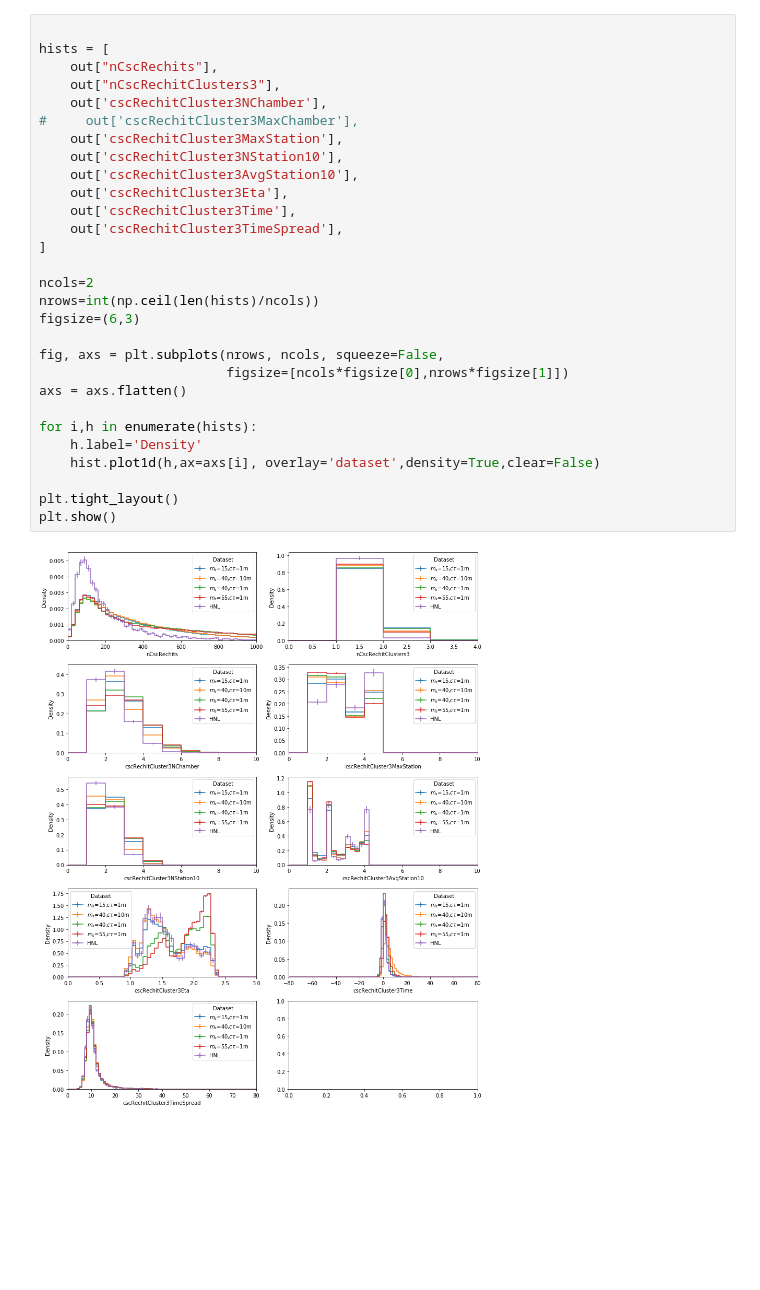
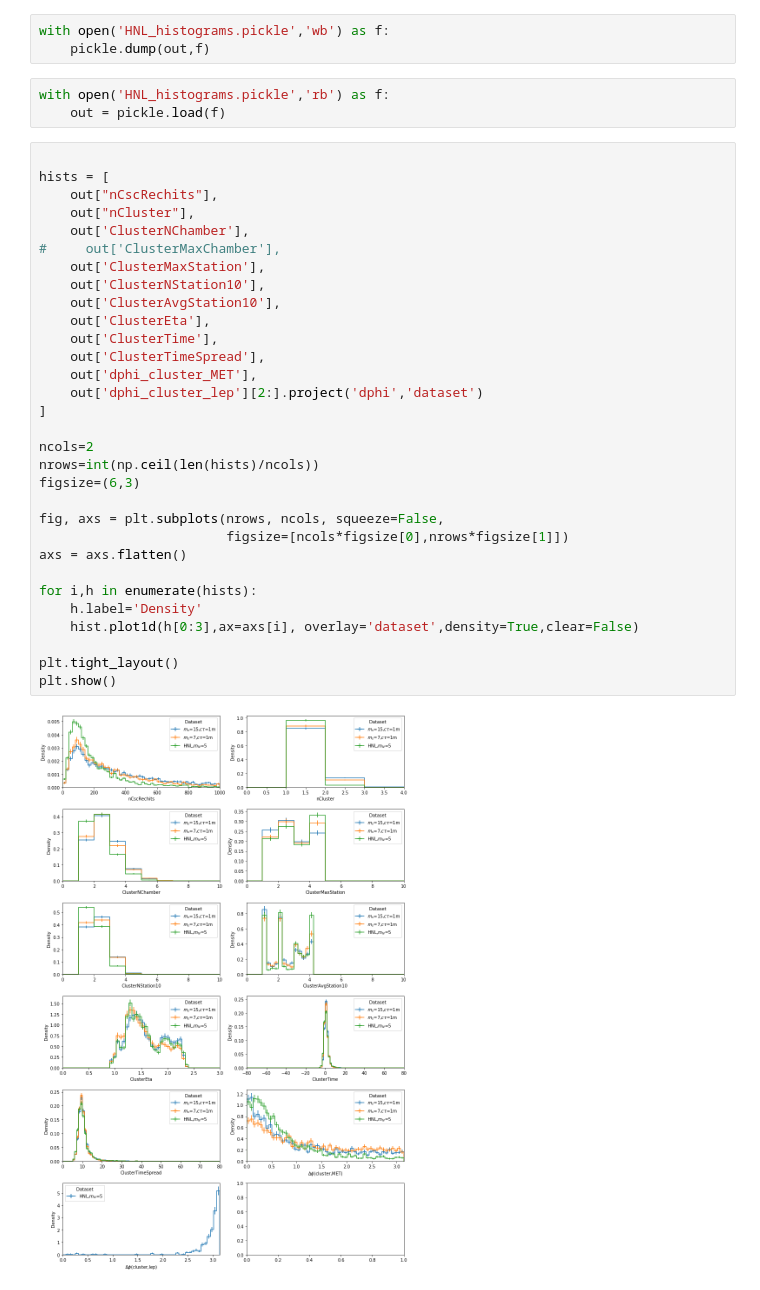
Before and after one commit to zichunhao/llp_analyzer, a Jupyter notebook: notebook/Processor.ipynb, the cells around one changed output. Saved outputs shown, nothing was run; the diff lists cells and outputs as text; blank space fills up the shorter version.

```diff
--- a/notebook/Processor.ipynb
+++ b/notebook/Processor.ipynb
@@ -196,33 +300,41 @@ out
+# %%
+with open('HNL_histograms.pickle','wb') as f:
+    pickle.dump(out,f)
+# %%
+with open('HNL_histograms.pickle','rb') as f:
+    out = pickle.load(f)
 # %%
 
 hists = [
     out["nCscRechits"],
-    out["nCscRechitClusters3"],
-    out['cscRechitCluster3NChamber'],
-#     out['cscRechitCluster3MaxChamber'],
-    out['cscRechitCluster3MaxStation'],
-    out['cscRechitCluster3NStation10'],
-    out['cscRechitCluster3AvgStation10'],
-    out['cscRechitCluster3Eta'],
-    out['cscRechitCluster3Time'],
-    out['cscRechitCluster3TimeSpread'],
+    out["nCluster"],
+    out['ClusterNChamber'],
+#     out['ClusterMaxChamber'],
+    out['ClusterMaxStation'],
+    out['ClusterNStation10'],
+    out['ClusterAvgStation10'],
+    out['ClusterEta'],
+    out['ClusterTime'],
+    out['ClusterTimeSpread'],
+    out['dphi_cluster_MET'],
+    out['dphi_cluster_lep'][2:].project('dphi','dataset')
 ]
 
 ncols=2
 nrows=int(np.ceil(len(hists)/ncols))
 figsize=(6,3)
 
 fig, axs = plt.subplots(nrows, ncols, squeeze=False,
                         figsize=[ncols*figsize[0],nrows*figsize[1]])
 axs = axs.flatten()
 
 for i,h in enumerate(hists):
     h.label='Density'
-    hist.plot1d(h,ax=axs[i], overlay='dataset',density=True,clear=False)
+    hist.plot1d(h[0:3],ax=axs[i], overlay='dataset',density=True,clear=False)
 
 plt.tight_layout()
 plt.show()
 # %% [output]
-[figure, old version]
+[figure, new version]
 # %%
 hists = [
```
Also changed, not shown: parts of 9 cells of this notebook, 3 other files.
